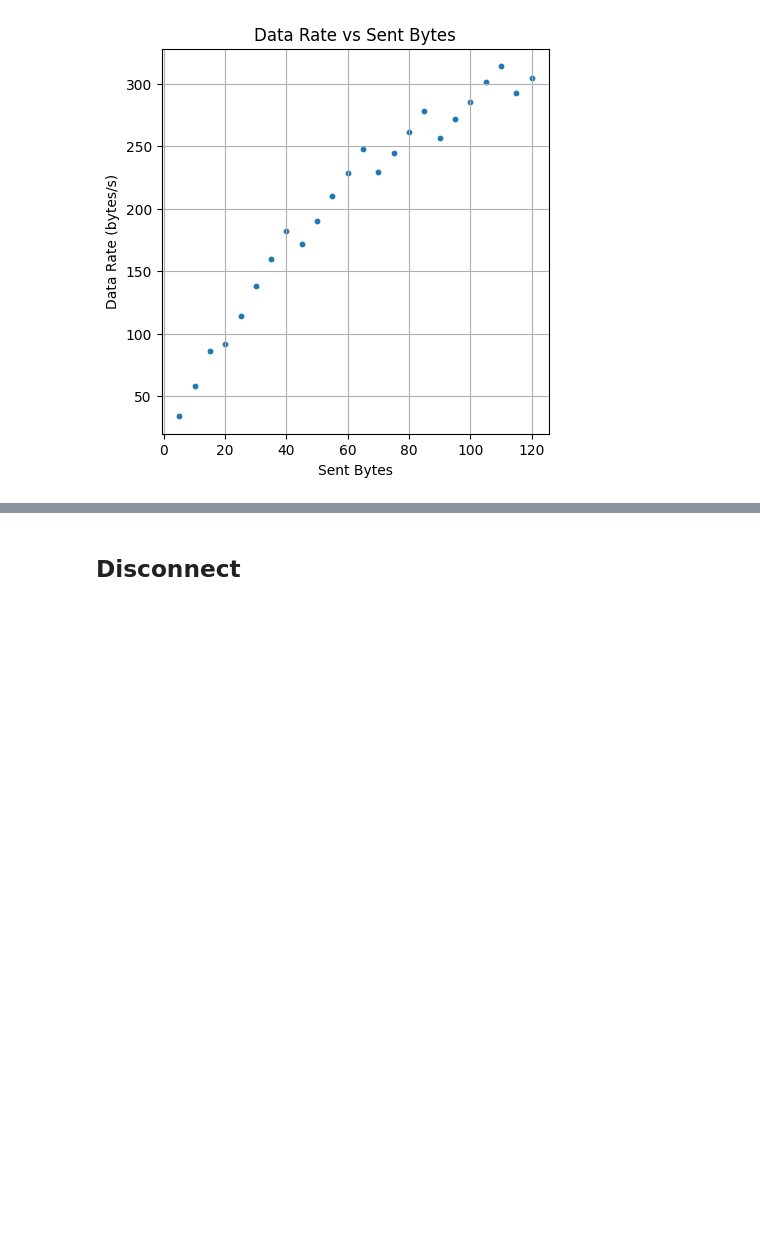
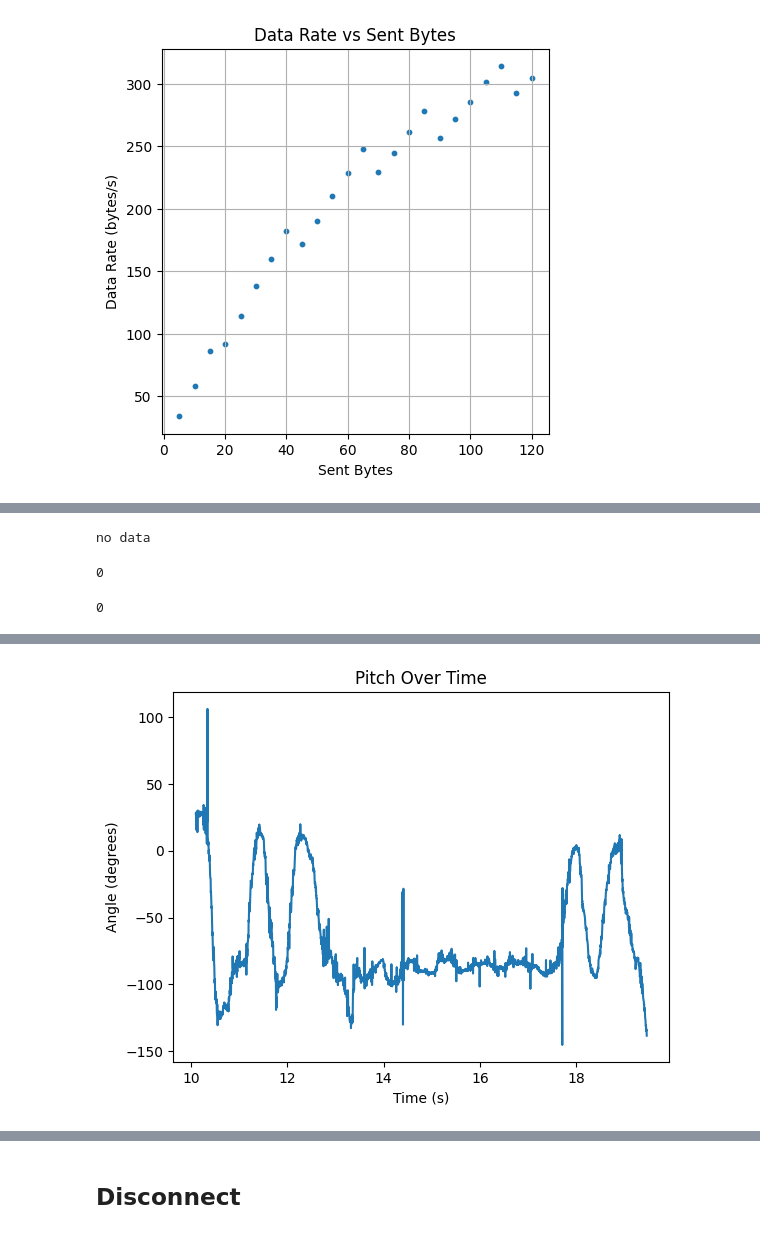
Before and after one commit to kd374/ECE5160, a Jupyter notebook: ble_robot_1.2/ble_python/demo.ipynb, the cells around one changed output, grey strips where cells are left out. Drawn from its saved outputs; the diff is of its cells as text; code cells hidden in the pictures; blank space fills up the shorter version.

```diff
--- a/ble_robot_1.2/ble_python/demo.ipynb
+++ b/ble_robot_1.2/ble_python/demo.ipynb
@@ -501,0 +349,35 @@ Start time: 1738755675.145490s, End time: 1738755675.539981s, Duration: 0.394491
+# %%
+import matplotlib.pyplot as plt
+import time
+
+time = []
+pitch_data = []
+roll_data = []
+pitch_data_filtered = []
+roll_data_filtered = []
+def get_data(uuid, byte_array):
+    global time, pitch_data, roll_data
+    s = ble.bytearray_to_string(byte_array).strip()
+    #print(f"Received data: {s}")
+
+    clean_data = s.replace("Time:", "").replace("Pitch:", "").replace("Roll:", "").replace("Pitch filtered:", "").replace("Roll filtered:", "").strip()
+    parts = clean_data.split()
+    #print(parts)
+
+    if len(time) == 0:
+        print("no data")
+
+    if len(parts) == 5:
+
+        time.append(float(parts[0]))
+        pitch_data.append(float(parts[1]))
+        roll_data.append(float(parts[2]))
+        pitch_data_filtered.append(float(parts[3]))
+        roll_data_filtered.append(float(parts[4]))
+
+        # print(f"Extracted -> Time: {t}, Pitch: {p}, Roll: {r}")
+
+ble.start_notify(ble.uuid['RX_STRING'], get_data)
+ble.send_command(CMD.SEND_IMU_DATA_ACC, '')
+# %% [output]
+no data
@@ -501,0 +402,24 @@ Start time: 1738755675.145490s, End time: 1738755675.539981s, Duration: 0.394491
+# %%
+len(time)
+# %% [output]
+0
+# %%
+len(pitch_data)
+# %% [output]
+0
+# %%
+time_floatarray = [float(element) for element in time]
+time_sec = np.divide(time_floatarray, 3000)
+roll_floatarray = [float(element) for element in roll_data]
+pitch_floatarray = [float(element) for element in pitch_data]
+
+plt.xlabel("Time (s)")
+plt.ylabel("Angle (degrees)")
+plt.title("Pitch Over Time")
+plt.plot(time_sec, pitch_floatarray)
+plt
+#plt.xlabel("Time (s)")
+#plt.ylabel("Angle (degrees)")
+#plt.title("Roll Over Time")
+#plt.plot(time_sec, roll_floatarray)
+# %% [output]
@@ -501,0 +427 @@ Start time: 1738755675.145490s, End time: 1738755675.539981s, Duration: 0.394491
+[figure, added]
```
Also changed, not shown: parts of 41 cells of this notebook, 5 other files.
